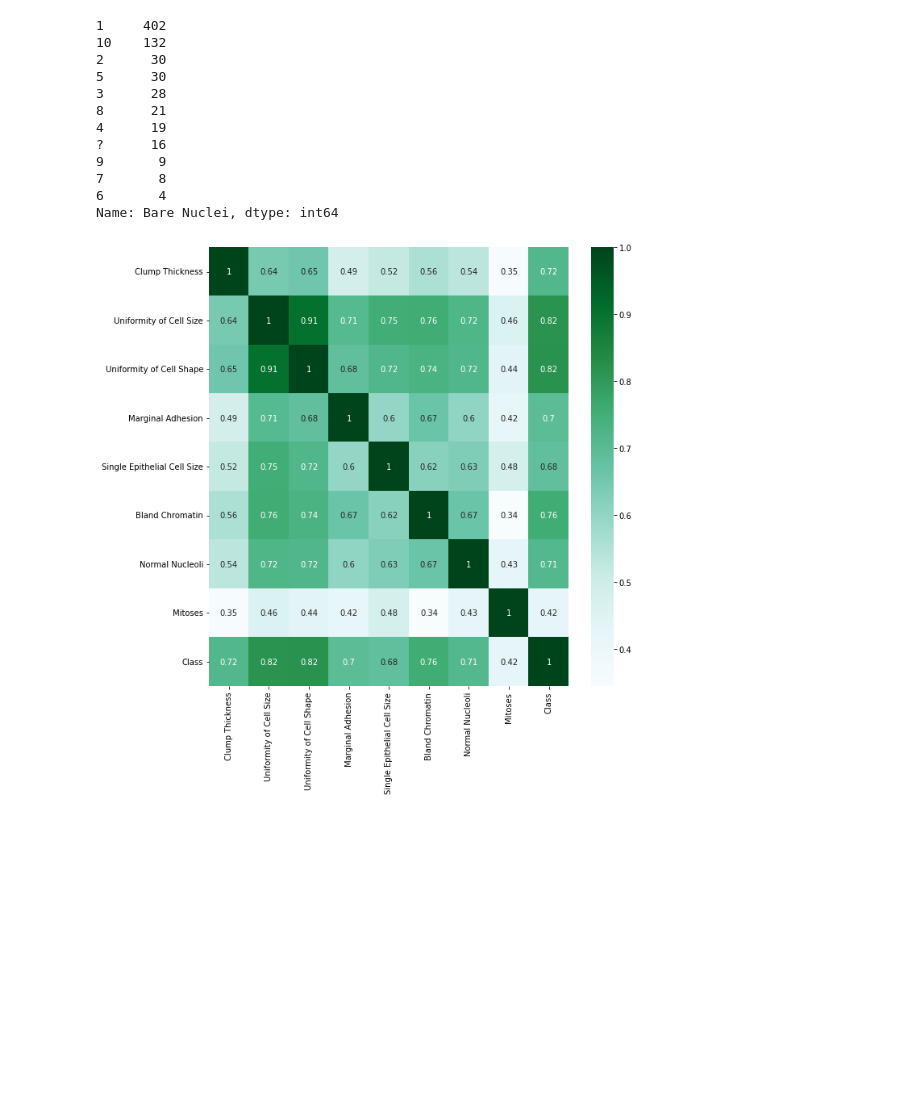
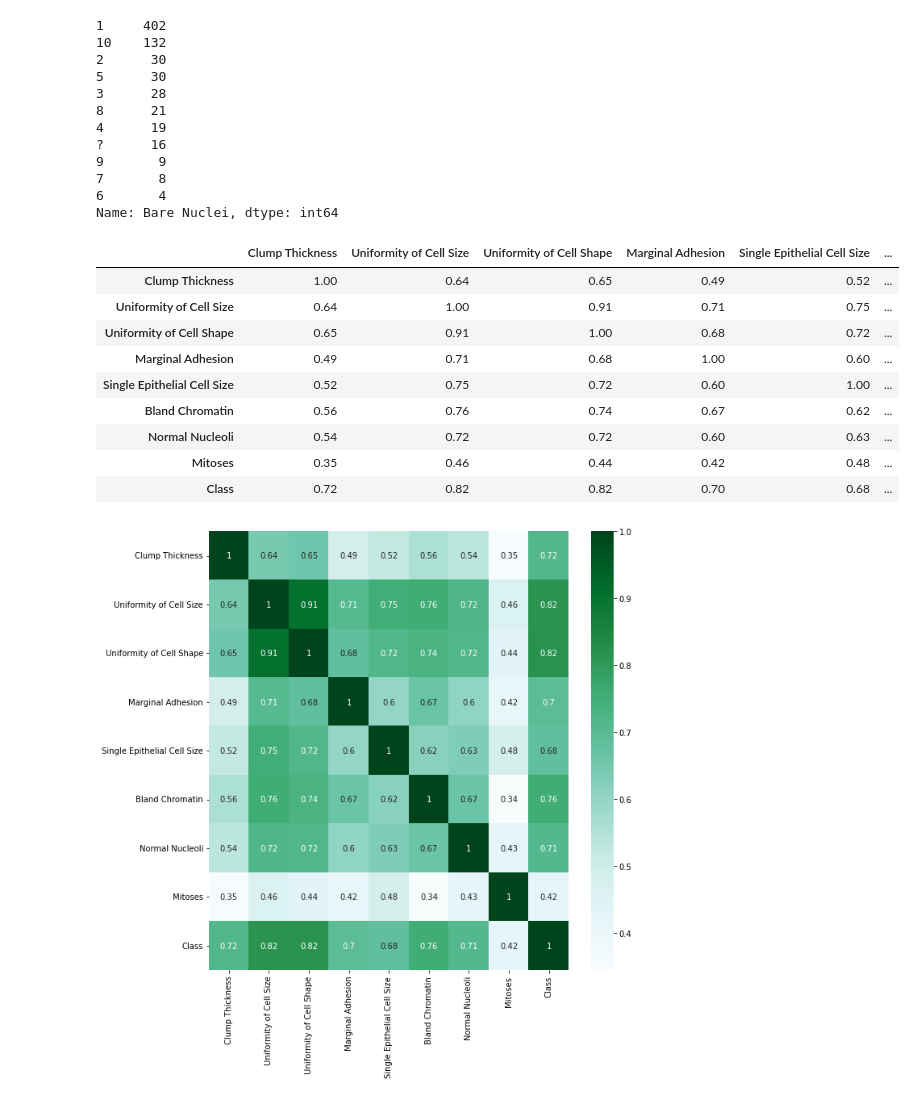
Before and after one commit to countifs/kaggle, a Jupyter notebook: 4. Wisconsin Breast Cancer Database - 2022.03.28/4.1 PCA - Perceptron - GaussianNB - SVM.ipynb, the cells around one changed output. Saved outputs shown, nothing was run; the diff lists cells and outputs as text; code cells hidden in the pictures; blank space fills up the shorter version.

```diff
--- a/4. Wisconsin Breast Cancer Database - 2022.03.28/4.1 PCA - Perceptron - GaussianNB - SVM.ipynb
+++ b/4. Wisconsin Breast Cancer Database - 2022.03.28/4.1 PCA - Perceptron - GaussianNB - SVM.ipynb
@@ -146,6 +146,20 @@ Y = normalizedData[:,9] #Considera esclusivamente la classe come feature target
 
 #Impostazione del seed
 seed = 1
+# %%
+cor = round(dataset.corr(),2)
+cor
+# %% [output]
+|  | Clump Thickness | Uniformity of Cell Size | Uniformity of Cell Shape | Marginal Adhesion | Single Epithelial Cell Size | ... |
+| Clump Thickness | 1.00 | 0.64 | 0.65 | 0.49 | 0.52 | ... |
+| Uniformity of Cell Size | 0.64 | 1.00 | 0.91 | 0.71 | 0.75 | ... |
+| Uniformity of Cell Shape | 0.65 | 0.91 | 1.00 | 0.68 | 0.72 | ... |
+| Marginal Adhesion | 0.49 | 0.71 | 0.68 | 1.00 | 0.60 | ... |
+| Single Epithelial Cell Size | 0.52 | 0.75 | 0.72 | 0.60 | 1.00 | ... |
+| Bland Chromatin | 0.56 | 0.76 | 0.74 | 0.67 | 0.62 | ... |
+| Normal Nucleoli | 0.54 | 0.72 | 0.72 | 0.60 | 0.63 | ... |
+| Mitoses | 0.35 | 0.46 | 0.44 | 0.42 | 0.48 | ... |
+| Class | 0.72 | 0.82 | 0.82 | 0.70 | 0.68 | ... |
 # %%
 names = dataset.columns
 
```
Also changed, not shown: 3 other files.
